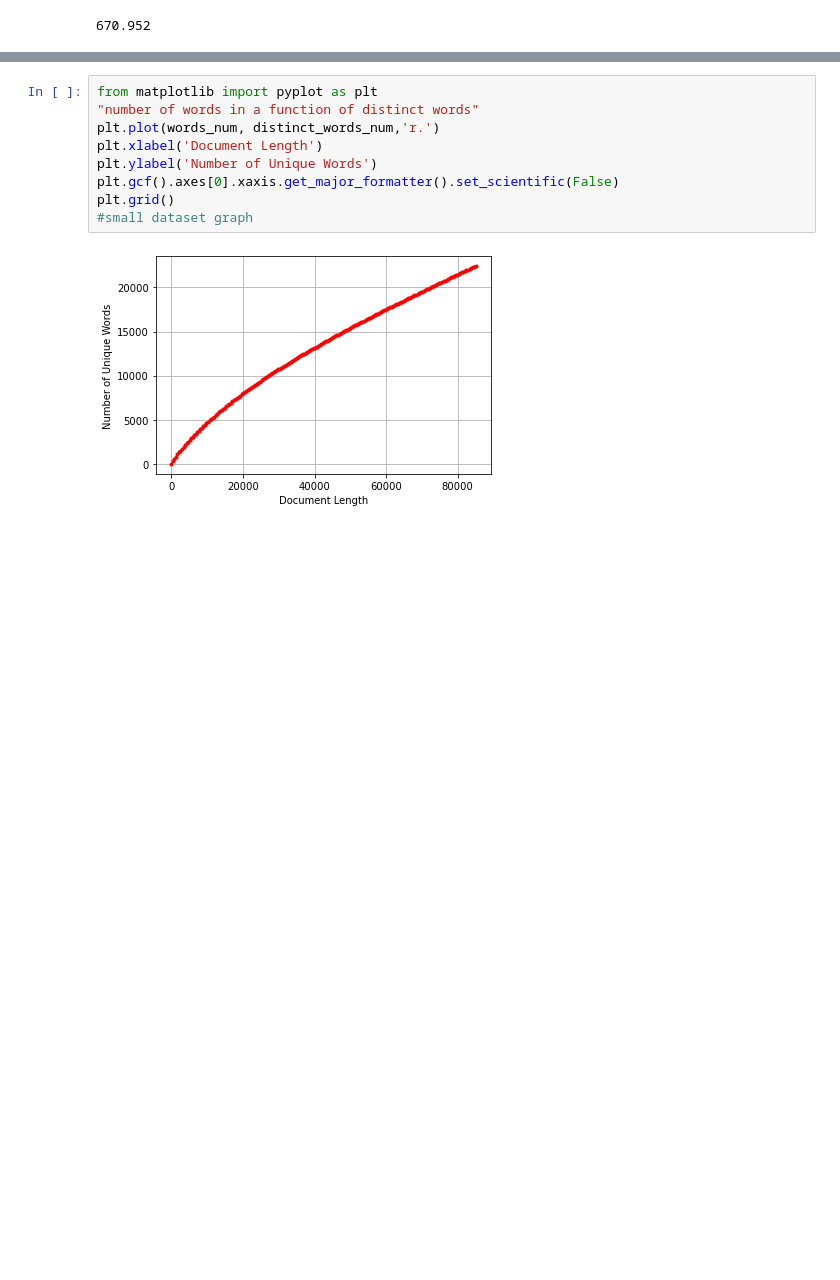
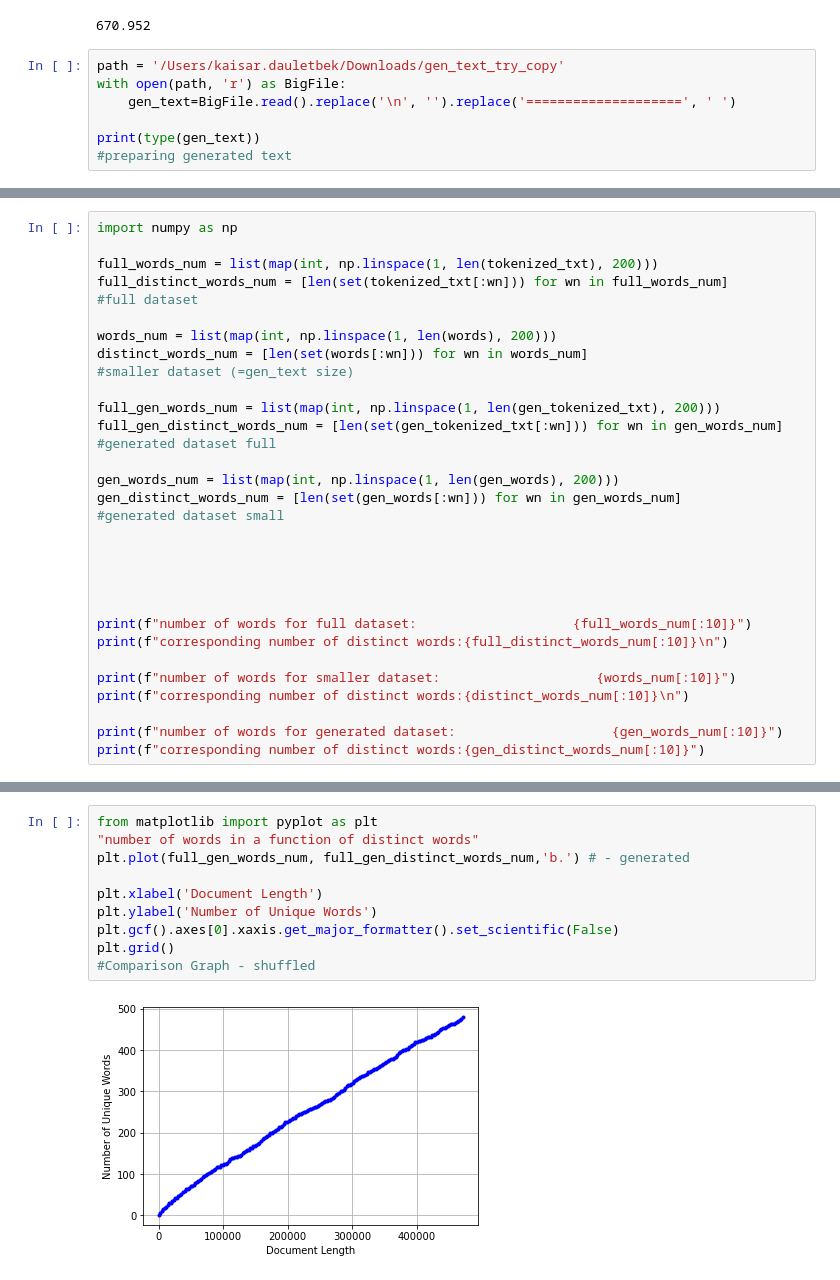
Before and after one commit to kaisardauletbek/NLP-Research, a Jupyter notebook: tokenization.ipynb, the cells around one changed output, grey strips where cells are left out. Saved outputs shown, nothing was run; the diff lists cells and outputs as text; blank space fills up the shorter version.

```diff
--- a/tokenization.ipynb
+++ b/tokenization.ipynb
@@ -29,3 +34,10 @@ np.mean(length)
 #mean length of texts
 # %% [output]
 670.952
+# %%
+path = '/Users/kaisar.dauletbek/Downloads/gen_text_try_copy'
+with open(path, 'r') as BigFile:
+    gen_text=BigFile.read().replace('\n', '').replace('====================', ' ')
+
+print(type(gen_text))
+#preparing generated text
@@ -115,0 +85,31 @@ corresponding number of distinct words:[1, 325, 595, 830, 1076, 1306, 1505, 1696
+# %%
+import numpy as np
+
+full_words_num = list(map(int, np.linspace(1, len(tokenized_txt), 200)))
+full_distinct_words_num = [len(set(tokenized_txt[:wn])) for wn in full_words_num]
+#full dataset
+
+words_num = list(map(int, np.linspace(1, len(words), 200)))
+distinct_words_num = [len(set(words[:wn])) for wn in words_num]
+#smaller dataset (=gen_text size)
+
+full_gen_words_num = list(map(int, np.linspace(1, len(gen_tokenized_txt), 200)))
+full_gen_distinct_words_num = [len(set(gen_tokenized_txt[:wn])) for wn in gen_words_num]
+#generated dataset full
+
+gen_words_num = list(map(int, np.linspace(1, len(gen_words), 200)))
+gen_distinct_words_num = [len(set(gen_words[:wn])) for wn in gen_words_num]
+#generated dataset small
+
+
+
+
+
+print(f"number of words for full dataset:                    {full_words_num[:10]}")
+print(f"corresponding number of distinct words:{full_distinct_words_num[:10]}\n")
+
+print(f"number of words for smaller dataset:                    {words_num[:10]}")
+print(f"corresponding number of distinct words:{distinct_words_num[:10]}\n")
+
+print(f"number of words for generated dataset:                    {gen_words_num[:10]}")
+print(f"corresponding number of distinct words:{gen_distinct_words_num[:10]}")
@@ -207,11 +182,12 @@ plt.grid()
 # %%
 from matplotlib import pyplot as plt
 "number of words in a function of distinct words"
-plt.plot(words_num, distinct_words_num,'r.')
+plt.plot(full_gen_words_num, full_gen_distinct_words_num,'b.') # - generated
+
 plt.xlabel('Document Length')
 plt.ylabel('Number of Unique Words')
 plt.gcf().axes[0].xaxis.get_major_formatter().set_scientific(False)
 plt.grid()
-#small dataset graph
+#Comparison Graph - shuffled
 # %% [output]
-[figure, old version]
+[figure, new version]
```
Also changed, not shown: parts of 53 cells of this notebook.
